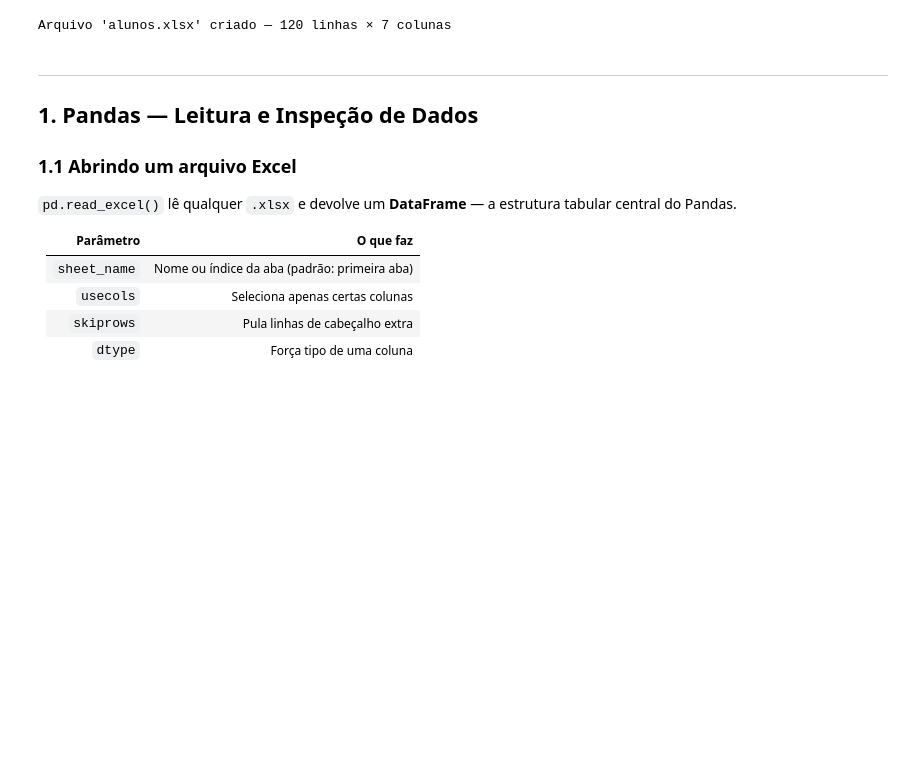
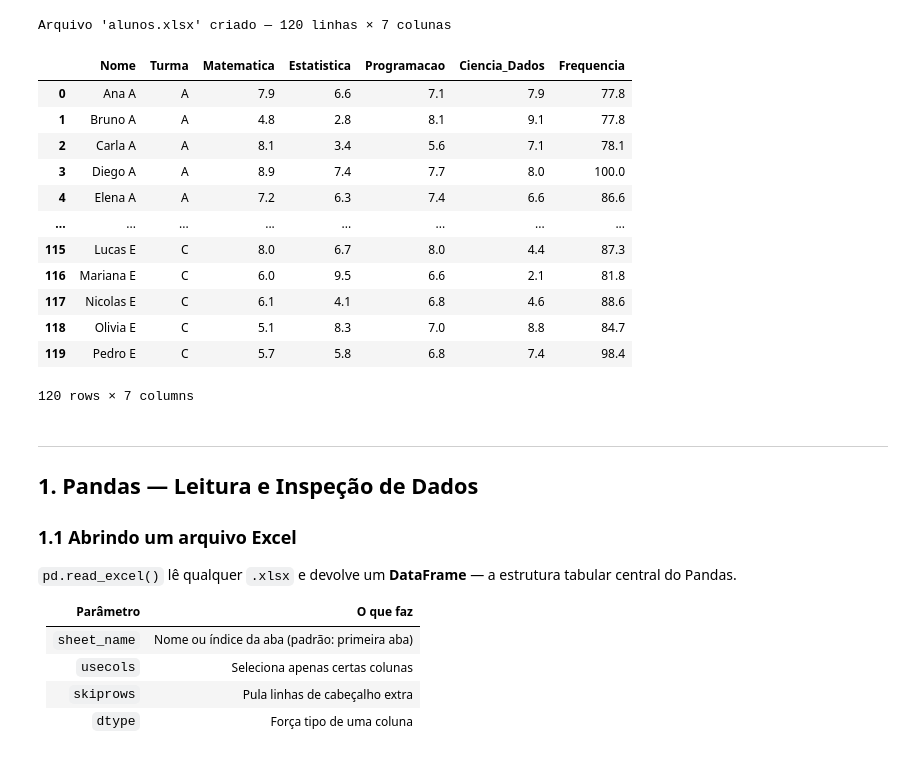
Before and after one commit to daniel-souza/ML, a Jupyter notebook: 02-aula/aula_pandas_visualizacao.ipynb, the cells around one changed output. Cells and saved outputs as stored; diff of their text form; code cells hidden in the pictures; blank space fills up the shorter version.

```diff
--- a/02-aula/aula_pandas_visualizacao.ipynb
+++ b/02-aula/aula_pandas_visualizacao.ipynb
@@ -186,6 +186,22 @@ df_origem.to_excel("alunos.xlsx", index=False)
 print(f"Arquivo 'alunos.xlsx' criado — {df_origem.shape[0]} linhas × {df_origem.shape[1]} colunas")
 # %% [output]
 Arquivo 'alunos.xlsx' criado — 120 linhas × 7 colunas
+# %%
+df_origem
+# %% [output]
+|  | Nome | Turma | Matematica | Estatistica | Programacao | Ciencia_Dados | Frequencia |
+| 0 | Ana A | A | 7.9 | 6.6 | 7.1 | 7.9 | 77.8 |
+| 1 | Bruno A | A | 4.8 | 2.8 | 8.1 | 9.1 | 77.8 |
+| 2 | Carla A | A | 8.1 | 3.4 | 5.6 | 7.1 | 78.1 |
+| 3 | Diego A | A | 8.9 | 7.4 | 7.7 | 8.0 | 100.0 |
+| 4 | Elena A | A | 7.2 | 6.3 | 7.4 | 6.6 | 86.6 |
+| ... | ... | ... | ... | ... | ... | ... | ... |
+| 115 | Lucas E | C | 8.0 | 6.7 | 8.0 | 4.4 | 87.3 |
+| 116 | Mariana E | C | 6.0 | 9.5 | 6.6 | 2.1 | 81.8 |
+| 117 | Nicolas E | C | 6.1 | 4.1 | 6.8 | 4.6 | 88.6 |
+| 118 | Olivia E | C | 5.1 | 8.3 | 7.0 | 8.8 | 84.7 |
+| 119 | Pedro E | C | 5.7 | 5.8 | 6.8 | 7.4 | 98.4 |
+120 rows × 7 columns
 # %% [markdown]
 ---
 
```
Also changed, not shown: parts of 8 cells of this notebook, 2 other files.
